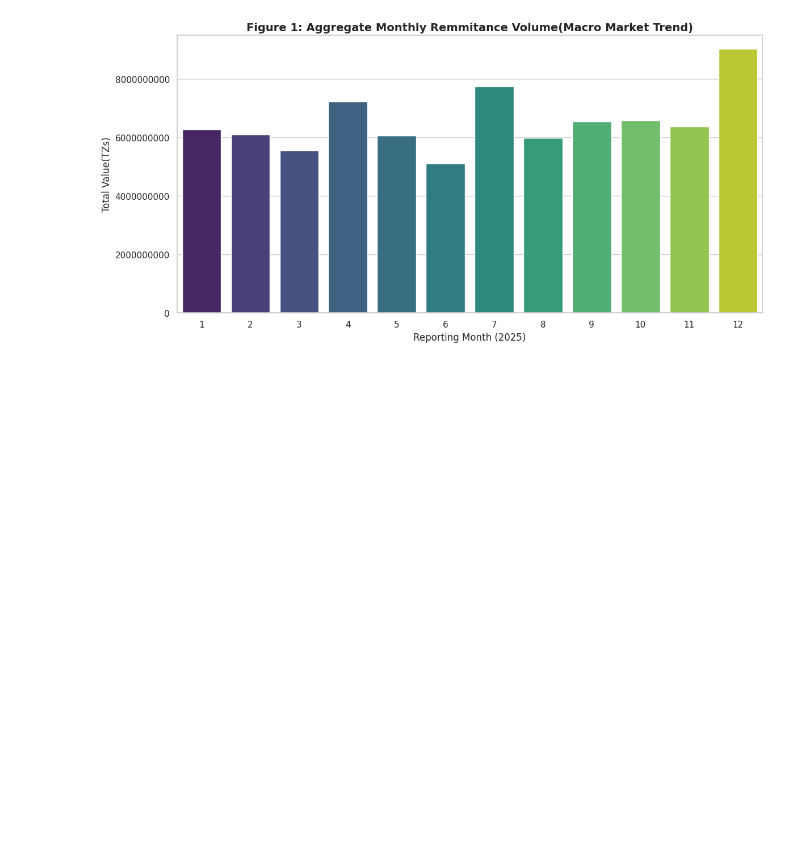
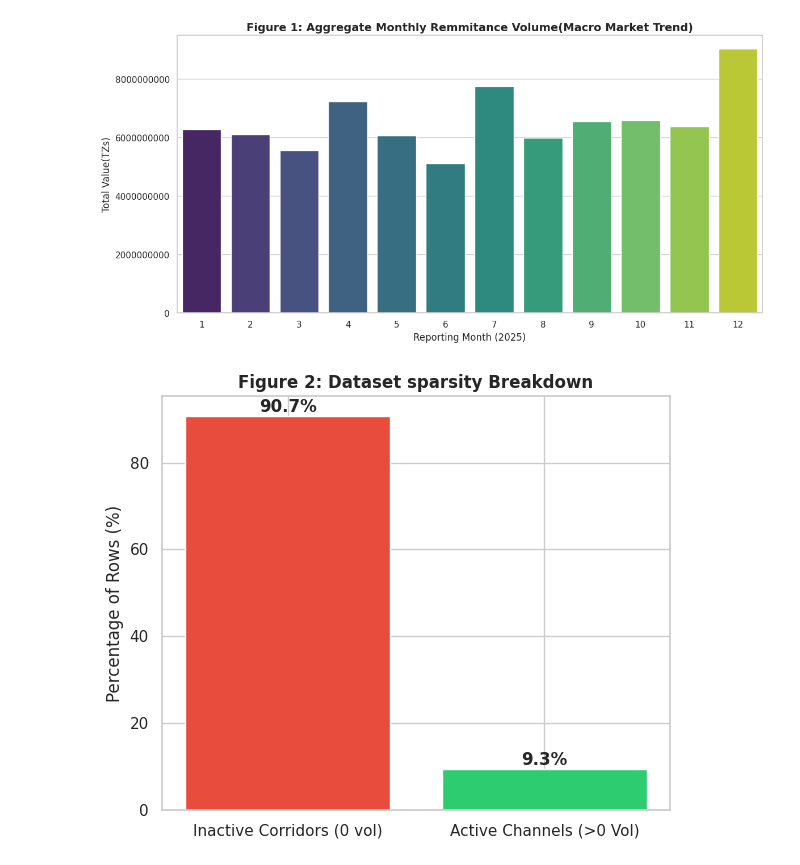
Before and after one commit to RobertDS-45/Money_Remmitence_analysis, a Jupyter notebook: Bot_Money_remmitence_analysis.ipynb, the cells around one changed output. Saved outputs shown, nothing was run; the diff lists cells and outputs as text; code cells hidden in the pictures; blank space fills up the shorter version.

Commit message:
sparsity profile

```diff
--- a/Bot_Money_remmitence_analysis.ipynb
+++ b/Bot_Money_remmitence_analysis.ipynb
@@ -106,3 +106,19 @@ Passing `palette` without assigning `hue` is deprecated and will be removed in v
 
   sns.barplot(data=monthly_market, x='MONTH',y='TOTAL_VALUE',palette='viridis', legend=False)
 [figure]
+# %%
+from matplotlib import colors
+# PLOT B the sparsity profile (Visualizing the ocean of zero)
+sparsity_check = (df['TOTAL_VALUE'] == 0).value_counts(normalize=True)*100
+
+plt.figure(figsize=(6,5))
+plt.bar(['Inactive Corridors (0 vol)','Active Channels (>0 Vol)'],sparsity_check.values,color=['#e74c3c','#2ecc71'])
+plt.title('Figure 2: Dataset sparsity Breakdown', fontsize=12, fontweight='bold')
+plt.ylabel('Percentage of Rows (%)',fontsize=12)
+for i, val in enumerate(sparsity_check.values):
+  plt.text(i,val + 1, f"{val:.1f}%", ha='center',fontweight='bold')
+plt.tight_layout()
+plt.savefig('eda_sparsity_check.png',dpi=300)
+plt.show()
+# %% [output]
+[figure, added]
```
